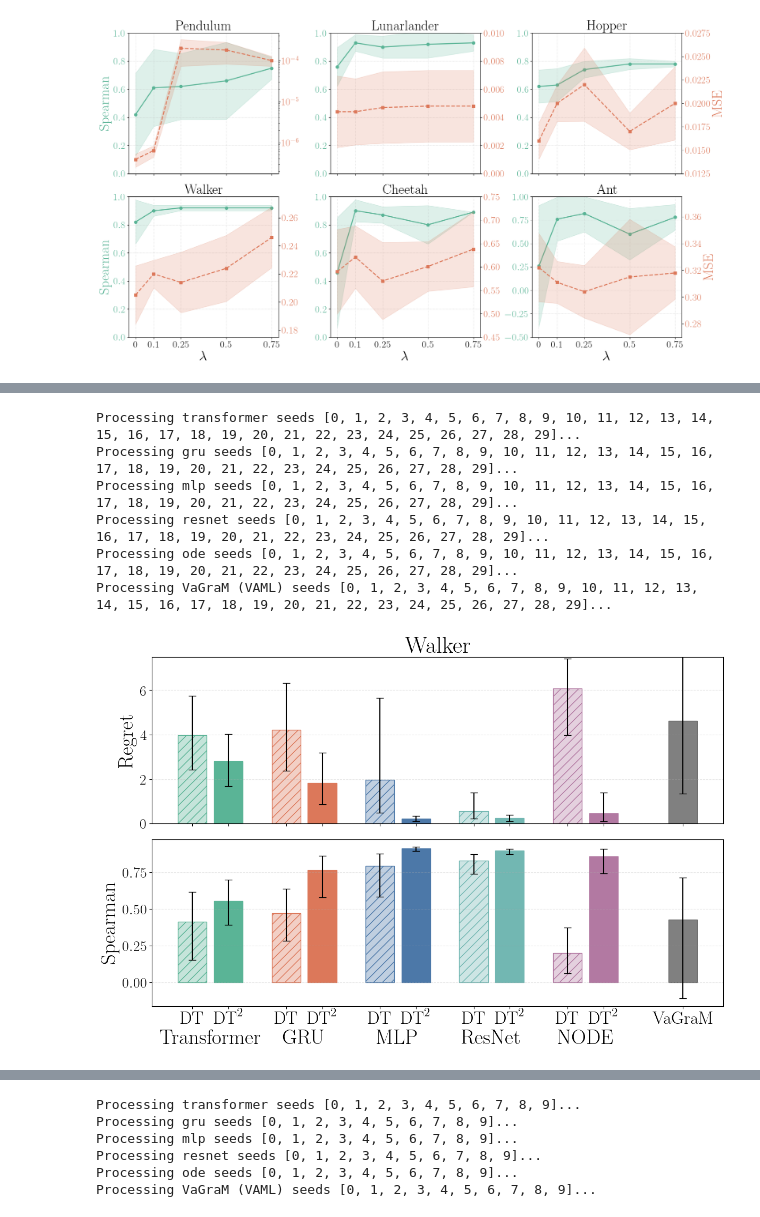
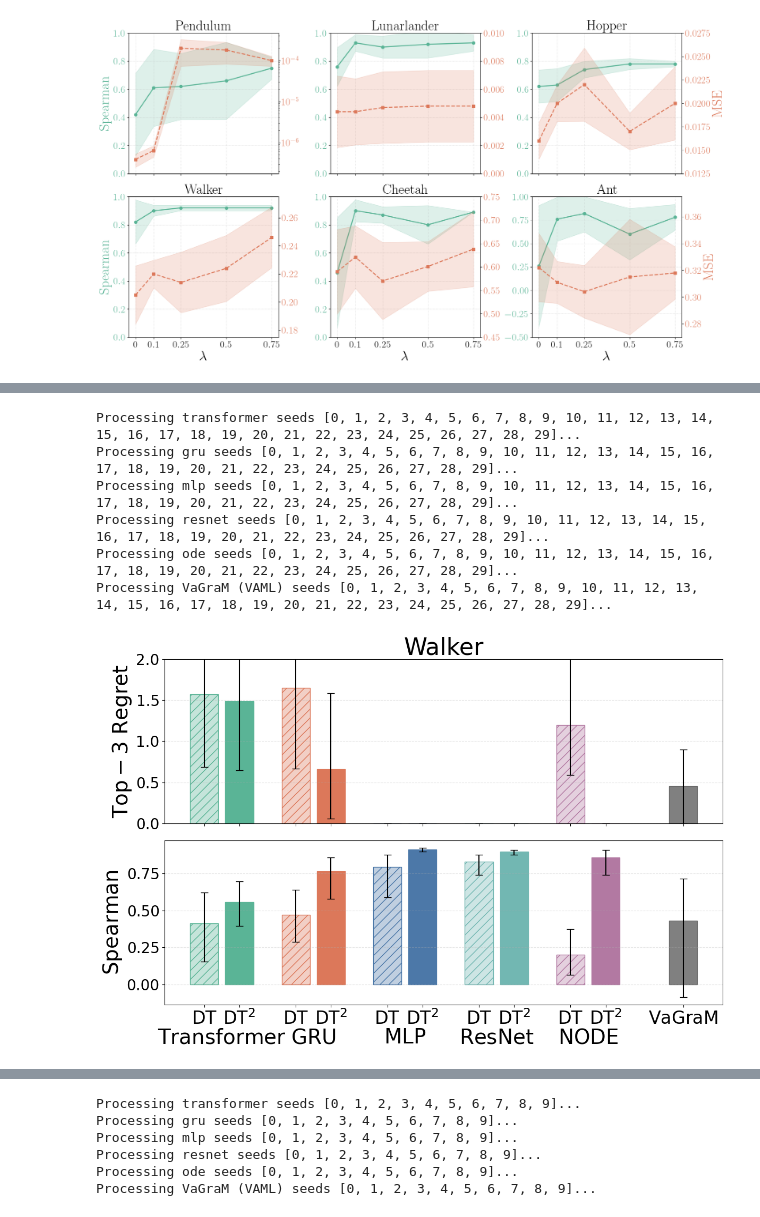
Before and after one commit to harrya32/DT2, a Jupyter notebook: results/results.ipynb, the cells around one changed output, grey strips where cells are left out. Drawn from its saved outputs; the diff is of its cells as text; code cells hidden in the pictures.

```diff
--- a/results/results.ipynb
+++ b/results/results.ipynb
@@ -1252,11 +1315,11 @@ Processing VaGraM (VAML) seeds [2, 3, 4, 5, 6, 7, 8, 9, 10, 11, 12, 13, 14, 15,
 # %%
-plot_benchmarks(pipeline = 'walker_pipeline', seeds = list(range(0,30)), ylim = 7.5, save = True)
+plot_benchmarks(pipeline = 'walker_pipeline', seeds = list(range(0,30)), ylim = 2, save = True, regret_metric="topk_regret", top_k=TOP_K)
 # %% [output]
 Processing transformer seeds [0, 1, 2, 3, 4, 5, 6, 7, 8, 9, 10, 11, 12, 13, 14, 15, 16, 17, 18, 19, 20, 21, 22, 23, 24, 25, 26, 27, 28, 29]...
 Processing gru seeds [0, 1, 2, 3, 4, 5, 6, 7, 8, 9, 10, 11, 12, 13, 14, 15, 16, 17, 18, 19, 20, 21, 22, 23, 24, 25, 26, 27, 28, 29]...
 Processing mlp seeds [0, 1, 2, 3, 4, 5, 6, 7, 8, 9, 10, 11, 12, 13, 14, 15, 16, 17, 18, 19, 20, 21, 22, 23, 24, 25, 26, 27, 28, 29]...
 Processing resnet seeds [0, 1, 2, 3, 4, 5, 6, 7, 8, 9, 10, 11, 12, 13, 14, 15, 16, 17, 18, 19, 20, 21, 22, 23, 24, 25, 26, 27, 28, 29]...
 Processing ode seeds [0, 1, 2, 3, 4, 5, 6, 7, 8, 9, 10, 11, 12, 13, 14, 15, 16, 17, 18, 19, 20, 21, 22, 23, 24, 25, 26, 27, 28, 29]...
 Processing VaGraM (VAML) seeds [0, 1, 2, 3, 4, 5, 6, 7, 8, 9, 10, 11, 12, 13, 14, 15, 16, 17, 18, 19, 20, 21, 22, 23, 24, 25, 26, 27, 28, 29]...
-[figure, old version]
+[figure, new version]
 # %%
```
Also changed, not shown: parts of 10 cells of this notebook, 10 other files.
